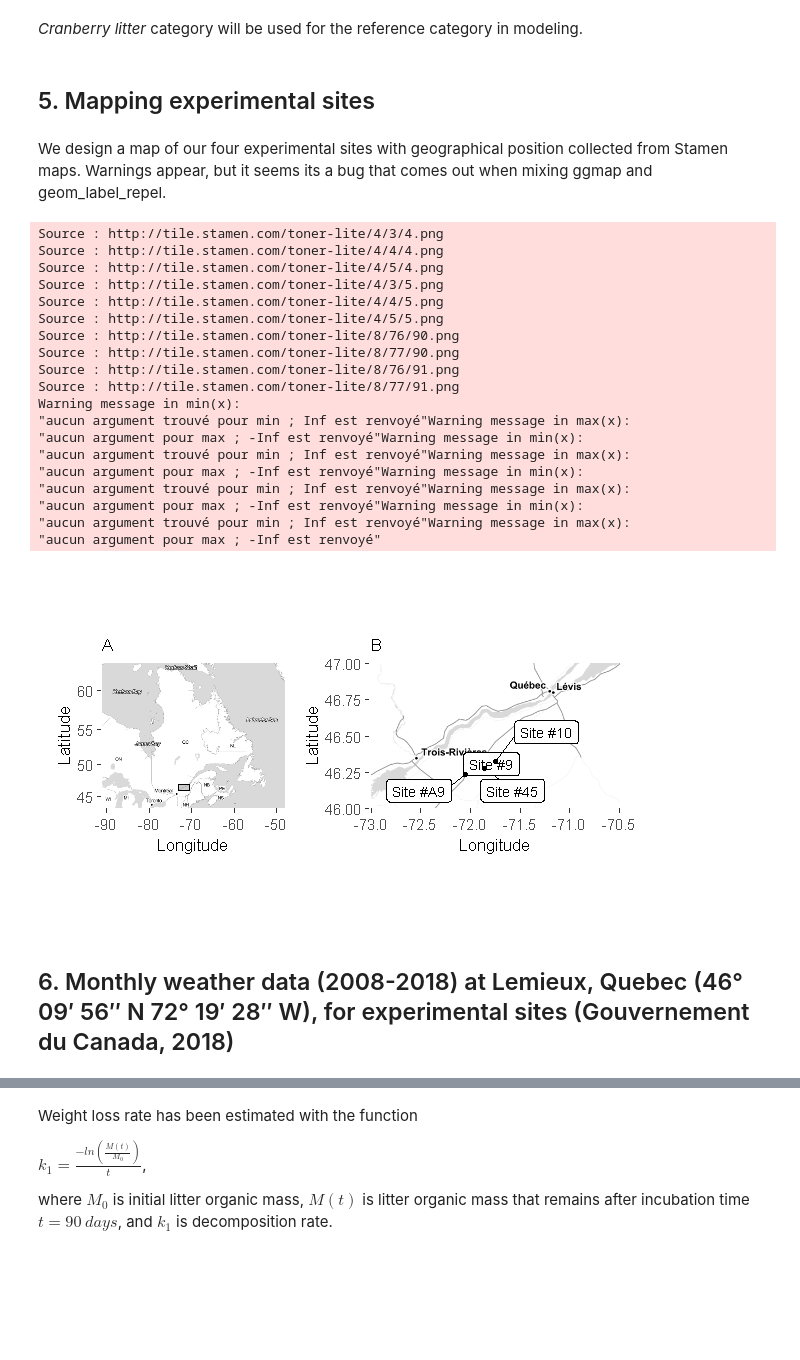
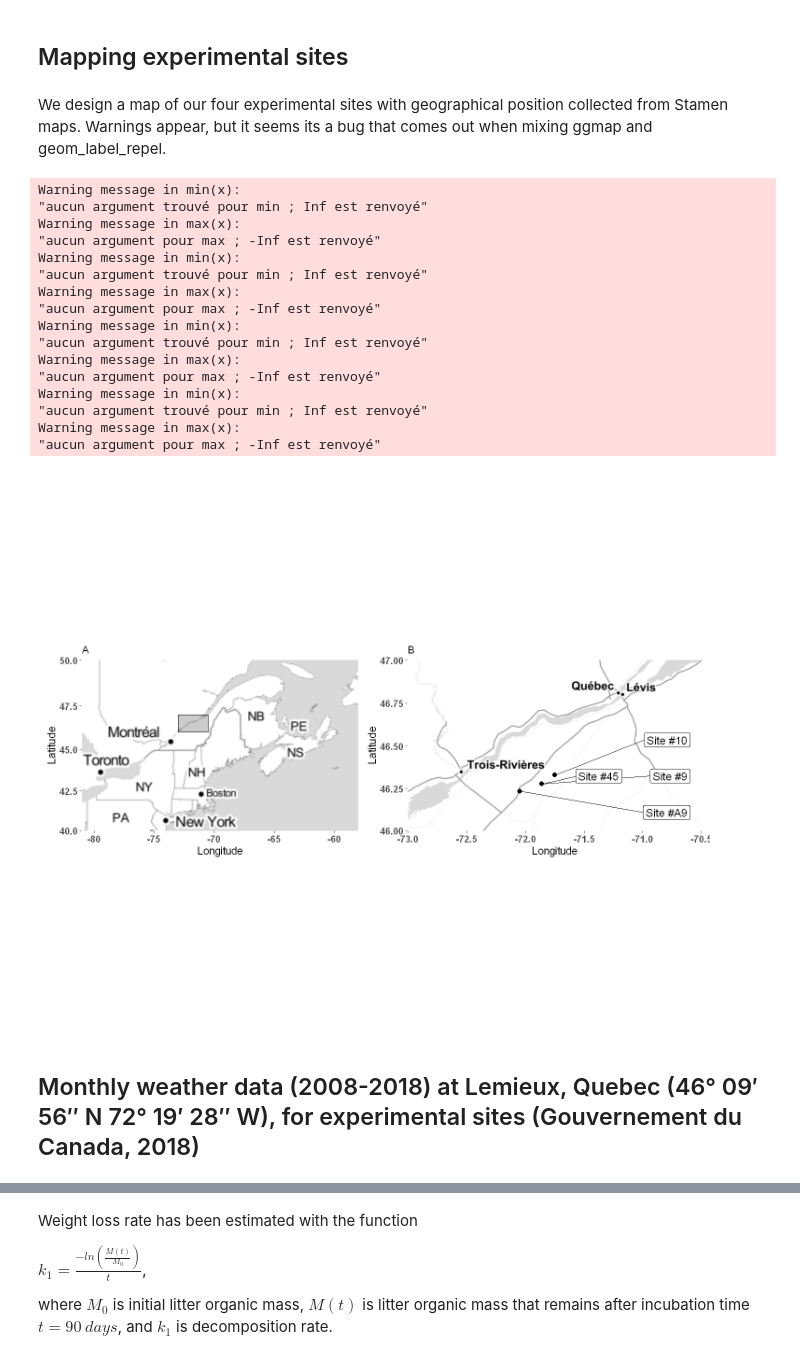
Before and after one commit to DosouYovoW/TeaBag_Projet, a Jupyter notebook: stats.ipynb, the cells around one changed output, grey strips where cells are left out. Saved outputs shown, nothing was run; the diff lists cells and outputs as text; code cells hidden in the pictures; blank space fills up the shorter version.

```diff
--- a/stats.ipynb
+++ b/stats.ipynb
@@ -108,2 +88,0 @@ df$`Dose repetition` <- paste0(df$`Nitrogen dose`, '_', df$Repetition,'_', df$Si
-# %% [markdown]
-*Cranberry litter* category will be used for the reference category in modeling.
@@ -112,65 +89,64 @@ df$`Tea type` <- relevel(factor(df$`Tea type`), ref = 'Cranberry litter')
 # %% [markdown]
-## 5. Mapping experimental sites
+## Mapping experimental sites
 # %% [markdown]
 We design a map of our four experimental sites with geographical position collected from Stamen maps. Warnings appear, but it seems its a bug that comes out when mixing ggmap and geom_label_repel.
 # %%
-options(repr.plot.width = 5, repr.plot.height = 3)
+options(repr.plot.width = 12, repr.plot.height = 10)
 # table including sites and their geograhic position
 sites <- tibble(names = c("Site #45", "Site #9", "Site #A9", "Site #10"),
                 lat = c(46.2759555, 46.2759555, 46.2329064, 46.3277404),
                 lon = c(-71.8584291, -71.8584291, -72.0461854, -71.7486645))
 
 # create two frames, one for zoom out, the other for zoom in
-frame_map_zoom_out <- c(left = -91, bottom = 43, right = -48, top = 63)
+frame_map_zoom_out <- c(left = -81, bottom = 40, right = -58, top = 50)
 frame_map_zoom_in <- c(left = -73, bottom = 46, right = -70.5, top = 47)
 
 # to draw the zoom in frame on the zoom out map
 rect_zoom <- data.frame(t(data.frame(frame_map_zoom_in)))
 
 # the map with zoom out
 map_out <- get_stamenmap(frame_map_zoom_out, zoom = 4, maptype = "toner-lite") %>%
   ggmap() +
   geom_rect(data = rect_zoom, aes(xmin = left, xmax = right,
                                   ymin = bottom, ymax = top,
                                   x = NULL, y = NULL),
             fill = rgb(0, 0, 0, 0.2), colour = "black") +
-  #geom_label_repel(data = sites, aes(x = lon, y = lat, label = names)) +
+  #geom_label_repel(data = sites, aes(x = lon, y = lat, label = names), size = 8) +
   labs(x = "Longitude", y = "Latitude", title = "A") +
-theme(axis.title=element_text(size=10), plot.title = element_text(size=10))
+theme(strip.text = element_text(size = 14), axis.text=element_text(size=12, face = "bold"),
+        axis.title=element_text(size=14))
+# the map with zoom in
+map_in <- get_stamenmap(frame_map_zoom_in, zoom = 8, maptype = "toner-lite") %>% # toner-lite
+  ggmap() +
+  geom_label_repel(data = sites, aes(x = lon, y = lat, label = names), size = 5, nudge_x = 1.5,
+  nudge_y = 0.01, box.padding = 1.001, label.padding = 0.25) +
+ geom_point(aes(x = lon, y = lat), data = sites, size = 2.5) +
+  labs(x = "Longitude", y = "Latitude", title = "B") +
+theme(strip.text = element_text(size = 14), axis.text=element_text(size=12, face = "bold"),
+        axis.title=element_text(size=14))#,
+     #axis.title.y = element_text(size=14))
+maps_ <- map_out +  map_in #+ plot_layout(widths = c(4,2), heights = c(4,2))
 
-# the map with zoom in
-map_in <- get_stamenmap(frame_map_zoom_in, zoom = 8, maptype = "toner-lite") %>%
-  ggmap() +
-  geom_label_repel(data = sites, aes(x = lon, y = lat, label = names), size = 3) +
- geom_point(aes(x = lon, y = lat), data = sites, size = 1) +
-  labs(x = "Longitude", y = "Latitude", title = "B") +
-theme(axis.title=element_text(size=10), plot.title = element_text(size=10))
-
-# combining the plots
-maps_ <- map_out + map_in
 maps_
-ggsave("figures/site_map.png", plot = maps_, width = 5, height = 3, dpi = 600)
+ggsave("figures/site_map.png", plot = maps_, width = 12, height = 10, dpi = 1200)
 # %% [output]
-Source : http://tile.stamen.com/toner-lite/4/3/4.png
-Source : http://tile.stamen.com/toner-lite/4/4/4.png
-Source : http://tile.stamen.com/toner-lite/4/5/4.png
-Source : http://tile.stamen.com/toner-lite/4/3/5.png
-Source : http://tile.stamen.com/toner-lite/4/4/5.png
-Source : http://tile.stamen.com/toner-lite/4/5/5.png
-Source : http://tile.stamen.com/toner-lite/8/76/90.png
-Source : http://tile.stamen.com/toner-lite/8/77/90.png
-Source : http://tile.stamen.com/toner-lite/8/76/91.png
-Source : http://tile.stamen.com/toner-lite/8/77/91.png
 Warning message in min(x):
-"aucun argument trouvé pour min ; Inf est renvoyé"Warning message in max(x):
-"aucun argument pour max ; -Inf est renvoyé"Warning message in min(x):
-"aucun argument trouvé pour min ; Inf est renvoyé"Warning message in max(x):
-"aucun argument pour max ; -Inf est renvoyé"Warning message in min(x):
-"aucun argument trouvé pour min ; Inf est renvoyé"Warning message in max(x):
-"aucun argument pour max ; -Inf est renvoyé"Warning message in min(x):
-"aucun argument trouvé pour min ; Inf est renvoyé"Warning message in max(x):
+"aucun argument trouvé pour min ; Inf est renvoyé"
+Warning message in max(x):
 "aucun argument pour max ; -Inf est renvoyé"
+Warning message in min(x):
+"aucun argument trouvé pour min ; Inf est renvoyé"
+Warning message in max(x):
+"aucun argument pour max ; -Inf est renvoyé"
+Warning message in min(x):
+"aucun argument trouvé pour min ; Inf est renvoyé"
+Warning message in max(x):
+"aucun argument pour max ; -Inf est renvoyé"
+Warning message in min(x):
+"aucun argument trouvé pour min ; Inf est renvoyé"
+Warning message in max(x):
+"aucun argument pour max ; -Inf est renvoyé"
-[figure, old version]
+[figure, new version]
 # %% [markdown]
-## 6. Monthly weather data (2008-2018) at Lemieux, Quebec (46° 09′ 56″ N 72° 19′ 28″ W), for experimental sites (Gouvernement du Canada, 2018)
+## Monthly weather data (2008-2018) at Lemieux, Quebec (46° 09′ 56″ N 72° 19′ 28″ W), for experimental sites (Gouvernement du Canada, 2018)
 # %% [markdown]
```
Also changed, not shown: parts of 103 cells of this notebook, 17 other files.
